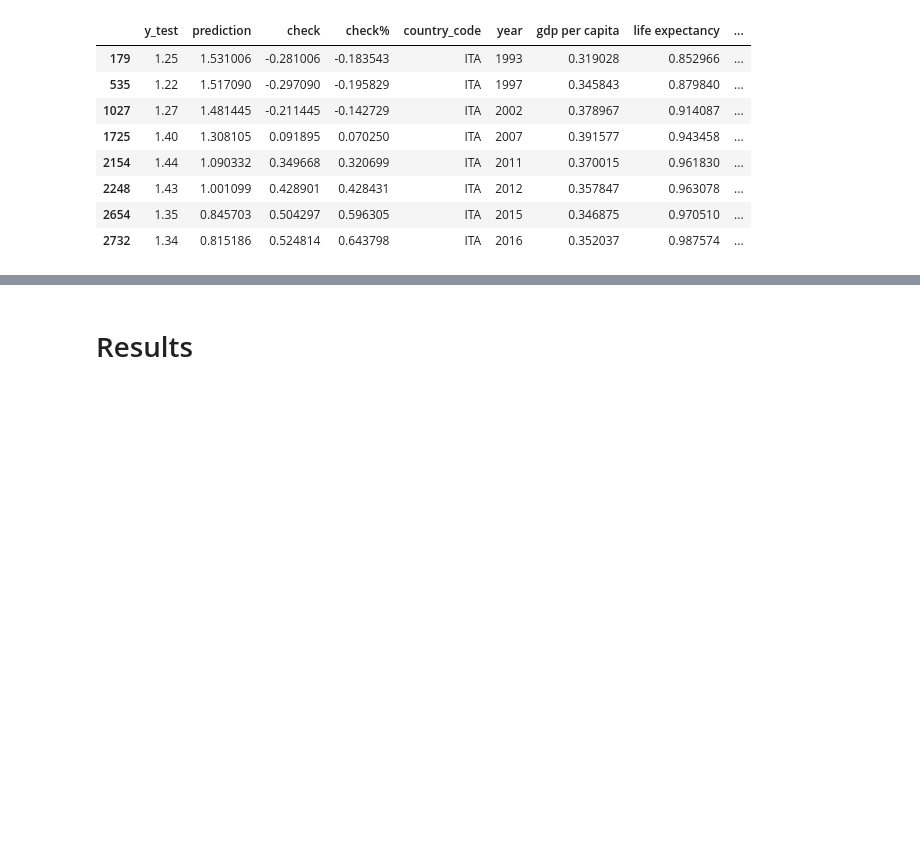
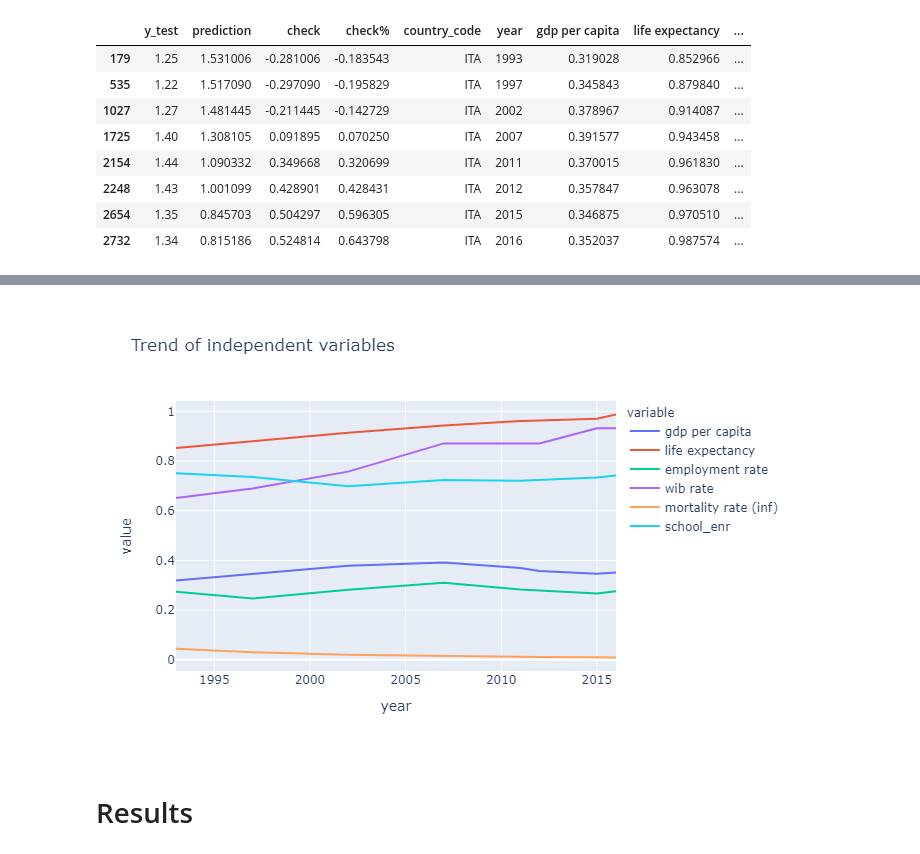
Before and after one commit to Robp871/Data-science-project-wordwide-fertility-rates, a Jupyter notebook: Notebook_2_2_Predictive_model.ipynb, the cells around one changed output, grey strips where cells are left out. Drawn from its saved outputs; the diff is of its cells as text; code cells hidden in the pictures; blank space fills up the shorter version.

```diff
--- a/Notebook_2_2_Predictive_model.ipynb
+++ b/Notebook_2_2_Predictive_model.ipynb
@@ -114,3 +115,4 @@ px.line(results.loc[results['country_code'] == 'ITA'], x = 'year', y = ['y_test'
 # %%
-px.line(results.loc[results['country_code'] == 'ITA'], y = features[2:], x = 'year', title = 'Trend of independent variables')
+fig1 = px.line(results.loc[results['country_code'] == 'ITA'], y = features[2:], x = 'year', title = 'Trend of independent variables')
+fig1.show("png")
 # %% [output]
@@ -118,3 +119,4 @@ px.line(results.loc[results['country_code'] == 'ITA'], y = features[2:], x = 'ye
+[figure, added]
 # %% [markdown]
 # Results
 # %% [markdown]
```
Also changed, not shown: parts of 3 cells of this notebook.
